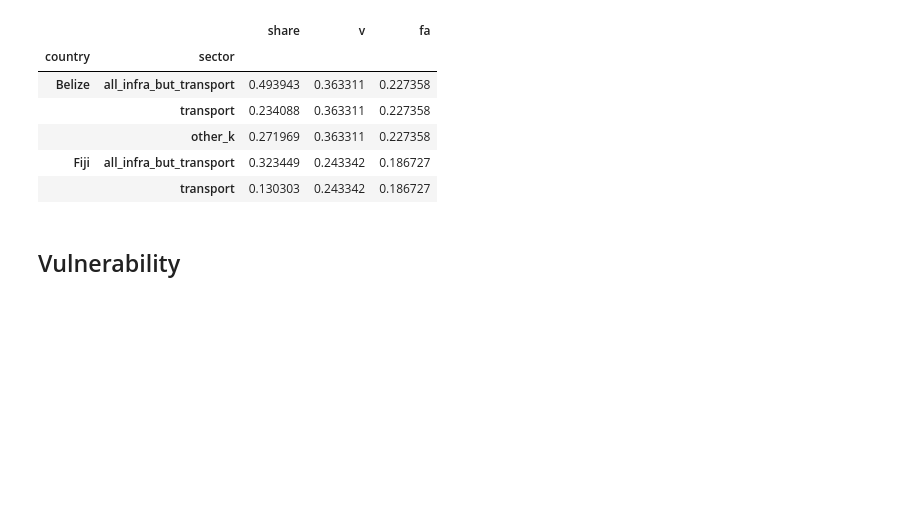
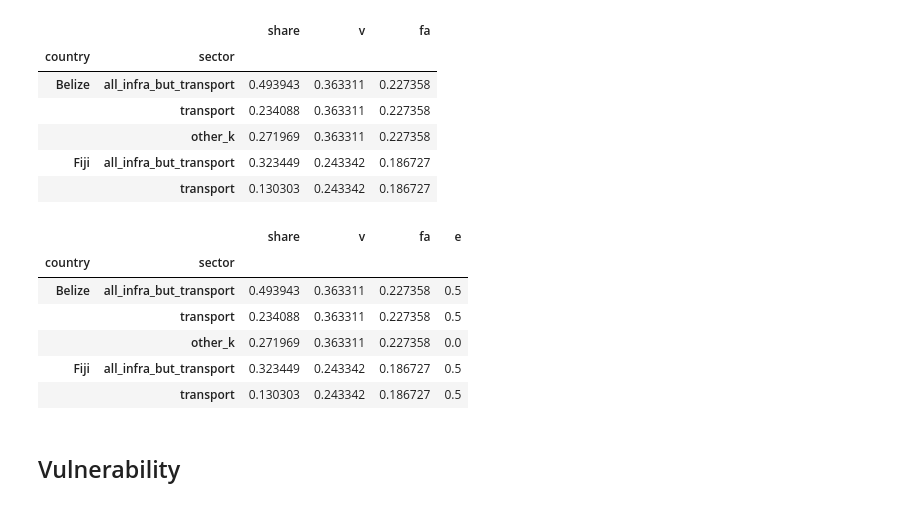
Before and after one commit to julierozz/resilience_indicator_SIDS, a Jupyter notebook: gather_data.ipynb, the cells around one changed output. Cells and saved outputs as stored; diff of their text form; code cells hidden in the pictures; blank space fills up the shorter version.

```diff
--- a/gather_data.ipynb
+++ b/gather_data.ipynb
@@ -1289,6 +1296,19 @@ infra_stocks.head()
 |  | other_k | 0.271969 | 0.363311 | 0.227358 |
 | Fiji | all_infra_but_transport | 0.323449 | 0.243342 | 0.186727 |
 |  | transport | 0.130303 | 0.243342 | 0.186727 |
+# %%
+infra_stocks["e"] = 1/2
+infra_stocks["e"] = infra_stocks.e.unstack('sector').assign(other_k=0).stack()
+# %%
+infra_stocks.head()
+# %% [output]
+|  |  | share | v | fa | e |
+| country | sector |  |  |  |  |
+| Belize | all_infra_but_transport | 0.493943 | 0.363311 | 0.227358 | 0.5 |
+|  | transport | 0.234088 | 0.363311 | 0.227358 | 0.5 |
+|  | other_k | 0.271969 | 0.363311 | 0.227358 | 0.0 |
+| Fiji | all_infra_but_transport | 0.323449 | 0.243342 | 0.186727 | 0.5 |
+|  | transport | 0.130303 | 0.243342 | 0.186727 | 0.5 |
 # %% [markdown]
 ## Vulnerability
 # %%
```
Also changed, not shown: parts of 8 cells of this notebook, 7 other files.
